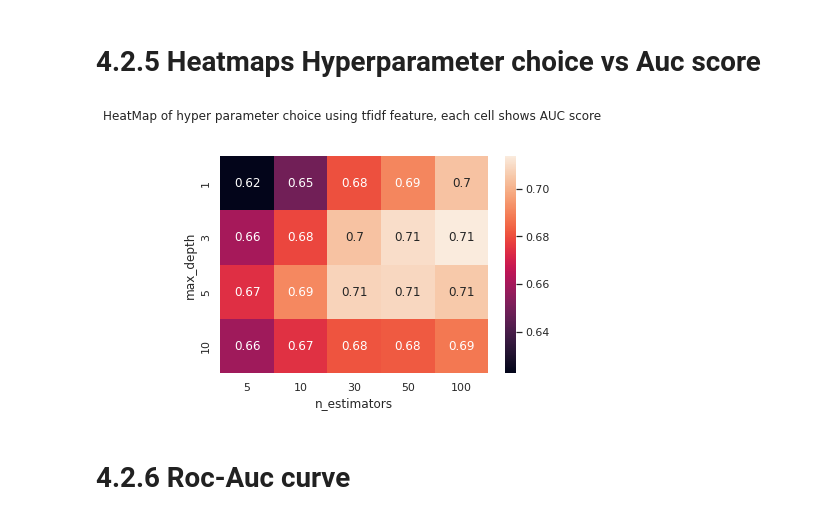
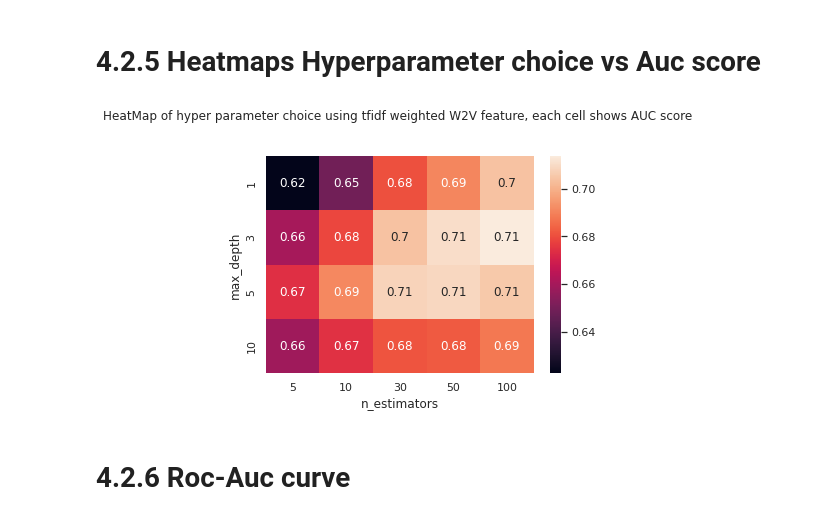
Before and after one commit to cr21/Donor-s-Choose-Project-Approval, a Jupyter notebook: gbdt.ipynb, the cells around one changed output. Saved outputs shown, nothing was run; the diff lists cells and outputs as text; code cells hidden in the pictures.

```diff
--- a/gbdt.ipynb
+++ b/gbdt.ipynb
@@ -668,20 +668,20 @@ avg_cv_score_across_folds = np.mean(np.vstack((split0_score, split1_score,split2
 # %%
 depth_list = np.array(depth_list)
 min_n_estimators_list = np.array(min_n_estimators_list)
 # avg_cv_score_across_folds
 params_auc = pd.DataFrame({
                             'max_depth':depth_list,
                            'n_estimators':min_n_estimators_list,
                             'auc_score':avg_cv_score_across_folds})
 
 # pivoting
 result = params_auc.pivot(index='max_depth',columns='n_estimators',values='auc_score')
 import seaborn as sns
 sns.set_theme()
 ax = sns.heatmap(result, annot=True)
-ax.set_title('HeatMap of hyper parameter choice using tfidf feature, each cell shows AUC score \n\n');
+ax.set_title('HeatMap of hyper parameter choice using tfidf weighted W2V feature, each cell shows AUC score \n\n');
 # %% [output]
-[figure, old version]
+[figure, new version]
 # %% [markdown]
 # 4.2.6 Roc-Auc curve
 # %%
```
Also changed, not shown: parts of 1 cell of this notebook.
